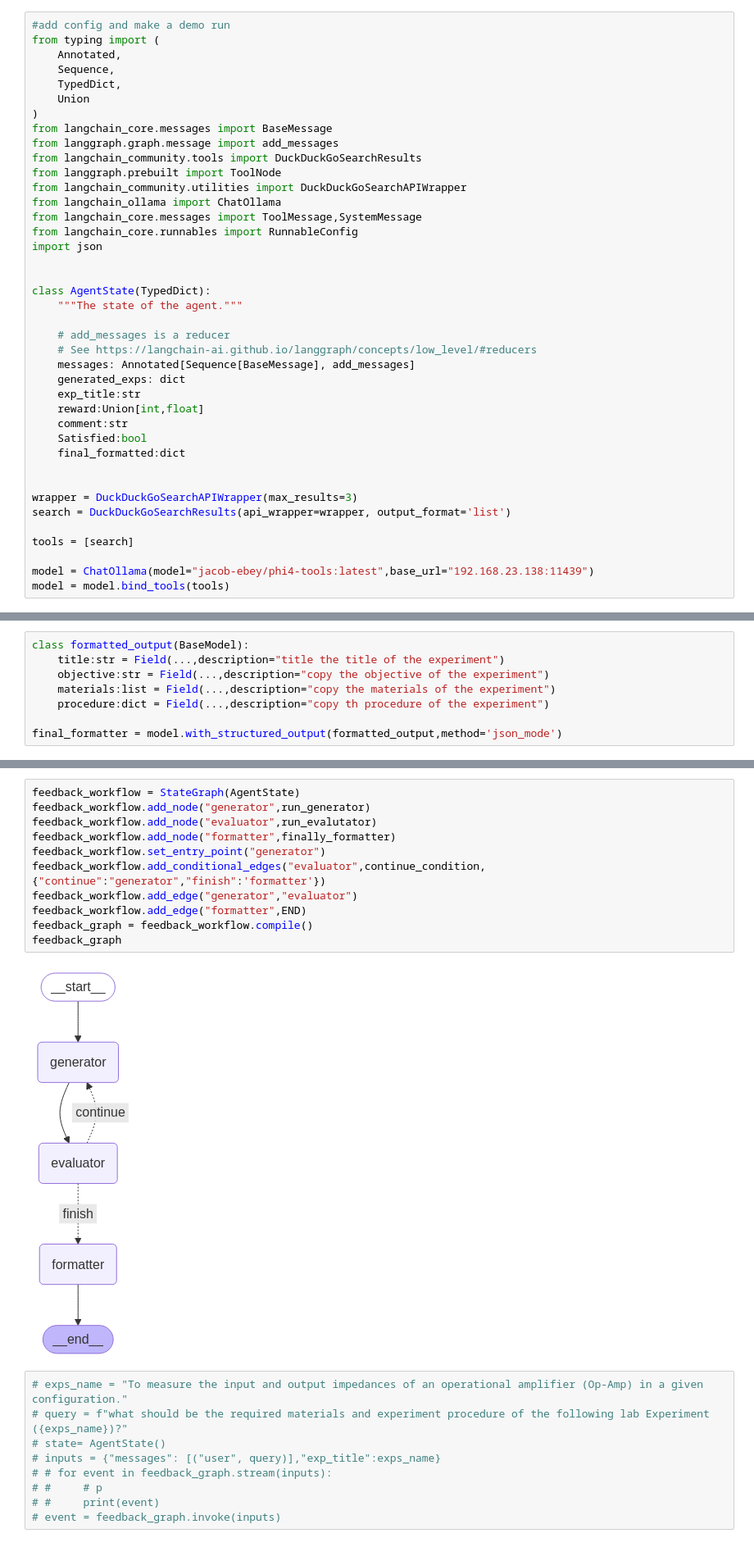
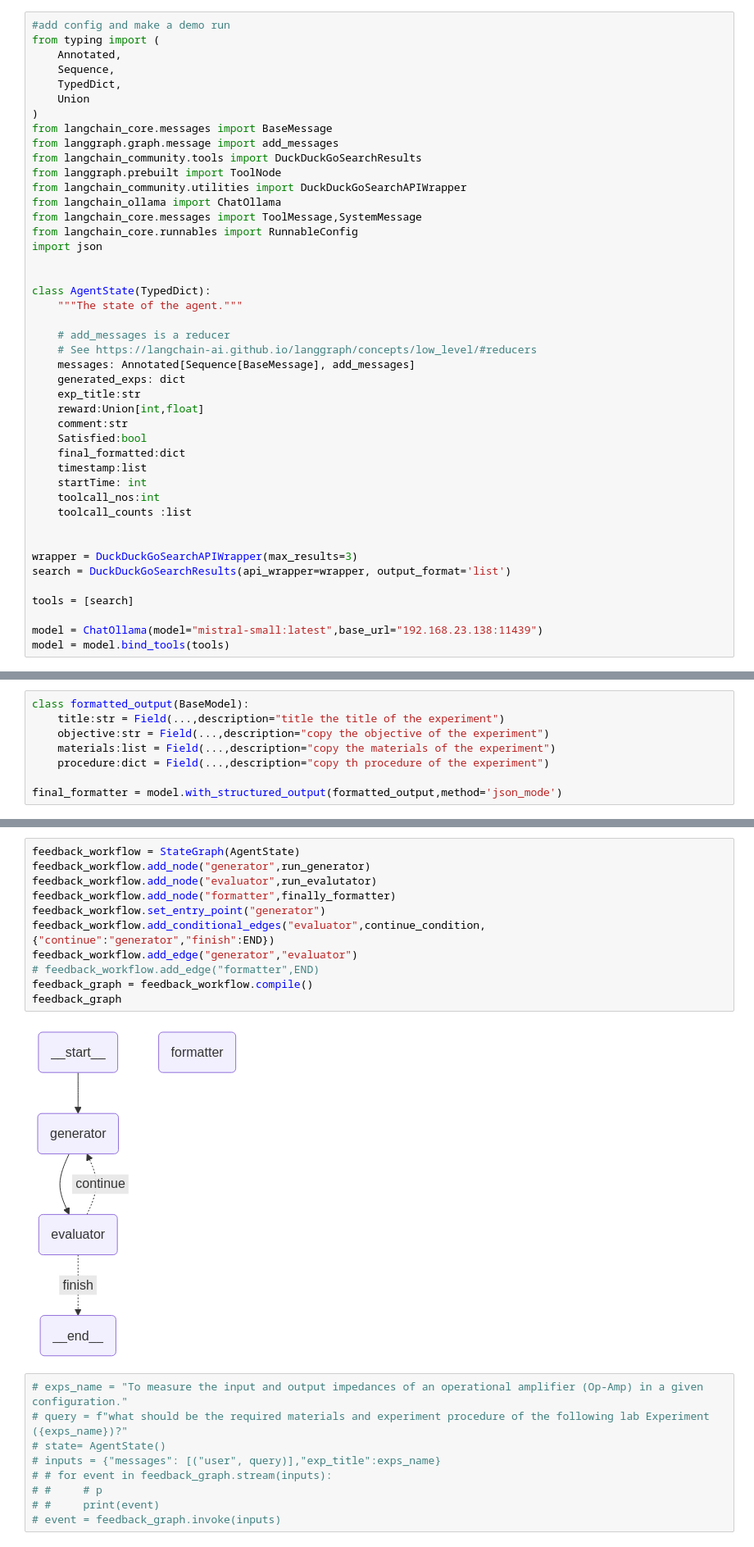
Before and after one commit to Rahul-1100/LLM-Agents, a Jupyter notebook: ReAct-w-feedback.ipynb, the cells around one changed output, grey strips where cells are left out. Shown at 82% size. Saved outputs shown, nothing was run; the diff lists cells and outputs as text.

```diff
--- a/ReAct-w-feedback.ipynb
+++ b/ReAct-w-feedback.ipynb
@@ -29,6 +29,10 @@ class AgentState(TypedDict):
     comment:str
     Satisfied:bool
     final_formatted:dict
+    timestamp:list
+    startTime: int
+    toolcall_nos:int
+    toolcall_counts :list
 
 
 wrapper = DuckDuckGoSearchAPIWrapper(max_results=3)
@@ -36,7 +40,7 @@ search = DuckDuckGoSearchResults(api_wrapper=wrapper, output_format='list')
 
 tools = [search]
 
-model = ChatOllama(model="jacob-ebey/phi4-tools:latest",base_url="192.168.23.138:11439")
+model = ChatOllama(model="mistral-small:latest",base_url="192.168.23.138:11439")
 model = model.bind_tools(tools)
 # %%
 system_message = '''You are a Lab Assistant designed to assist with scientific experiments. Your task is to provide:
@@ -406,16 +498,16 @@ def continue_condition(state:AgentState):
 # %%
 feedback_workflow = StateGraph(AgentState)
 feedback_workflow.add_node("generator",run_generator)
 feedback_workflow.add_node("evaluator",run_evalutator)
 feedback_workflow.add_node("formatter",finally_formatter)
 feedback_workflow.set_entry_point("generator")
-feedback_workflow.add_conditional_edges("evaluator",continue_condition,{"continue":"generator","finish":'formatter'})
+feedback_workflow.add_conditional_edges("evaluator",continue_condition,{"continue":"generator","finish":END})
 feedback_workflow.add_edge("generator","evaluator")
-feedback_workflow.add_edge("formatter",END)
+# feedback_workflow.add_edge("formatter",END)
 feedback_graph = feedback_workflow.compile()
 feedback_graph
 # %% [output]
-[figure, old version]
+[figure, new version]
 # %%
 # exps_name = "To measure the input and output impedances of an operational amplifier (Op-Amp) in a given configuration."
 # query = f"what should be the required materials and experiment procedure of the following lab Experiment ({exps_name})?"
```
Also changed, not shown: parts of 13 cells of this notebook, 5 other files.
